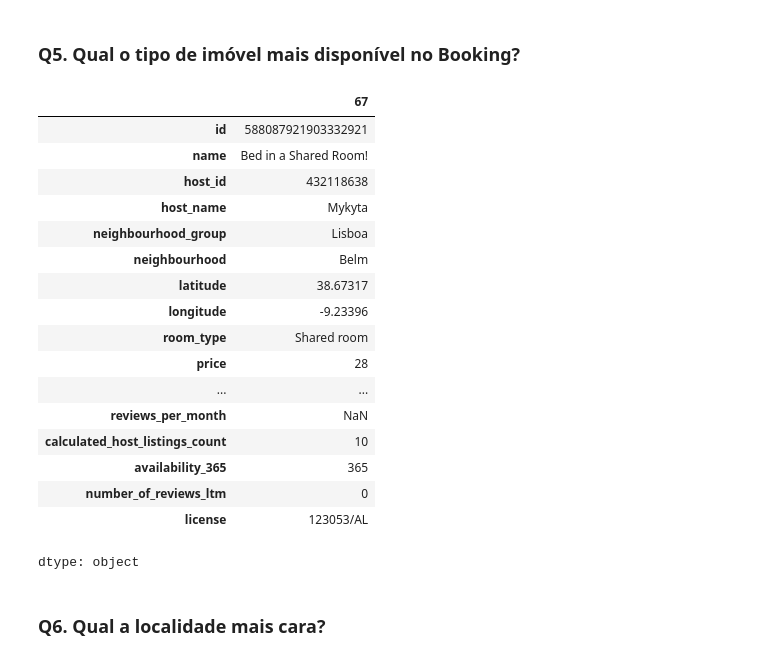
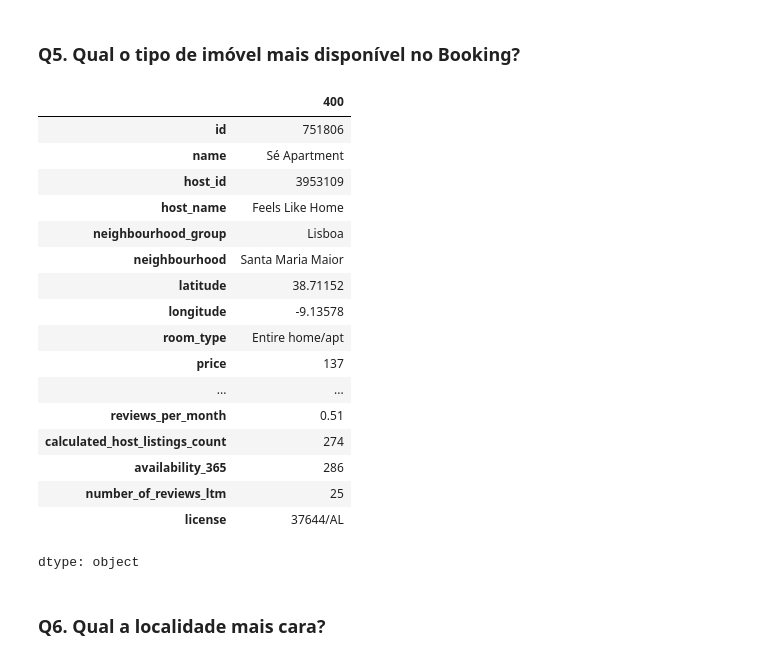
Before and after one commit to AndrielHenrique/data_science_2025, a Jupyter notebook: notebooks/Lab06_Data_Cleaning/Exercicio_Analisando_os_Dados_do_Booking.ipynb, the cells around one changed output. Saved outputs shown, nothing was run; the diff lists cells and outputs as text; code cells hidden in the pictures.

```diff
--- a/notebooks/Lab06_Data_Cleaning/Exercicio_Analisando_os_Dados_do_Booking.ipynb
+++ b/notebooks/Lab06_Data_Cleaning/Exercicio_Analisando_os_Dados_do_Booking.ipynb
@@ -145,27 +145,27 @@ A media dos precos eh 133.74
 # %% [markdown]
 ### **Q5. Qual o tipo de imóvel mais disponível no Booking?**
 # %%
-disp_imoveis = df.loc[df['availability_365'].idxmax()]
+disp_imoveis = df.loc[df['calculated_host_listings_count'].idxmax()]
 
 disp_imoveis
 # %% [output]
-|  | 67 |
-| id | 588087921903332921 |
-| name | Bed in a Shared Room! |
-| host_id | 432118638 |
-| host_name | Mykyta |
+|  | 400 |
+| id | 751806 |
+| name | Sé Apartment |
+| host_id | 3953109 |
+| host_name | Feels Like Home |
 | neighbourhood_group | Lisboa |
-| neighbourhood | Belm |
-| latitude | 38.67317 |
-| longitude | -9.23396 |
-| room_type | Shared room |
-| price | 28 |
+| neighbourhood | Santa Maria Maior |
+| latitude | 38.71152 |
+| longitude | -9.13578 |
+| room_type | Entire home/apt |
+| price | 137 |
 | ... | ... |
-| reviews_per_month | NaN |
-| calculated_host_listings_count | 10 |
-| availability_365 | 365 |
-| number_of_reviews_ltm | 0 |
-| license | 123053/AL |
+| reviews_per_month | 0.51 |
+| calculated_host_listings_count | 274 |
+| availability_365 | 286 |
+| number_of_reviews_ltm | 25 |
+| license | 37644/AL |
 dtype: object
 # %% [markdown]
 ### **Q6. Qual a localidade mais cara?**
```
